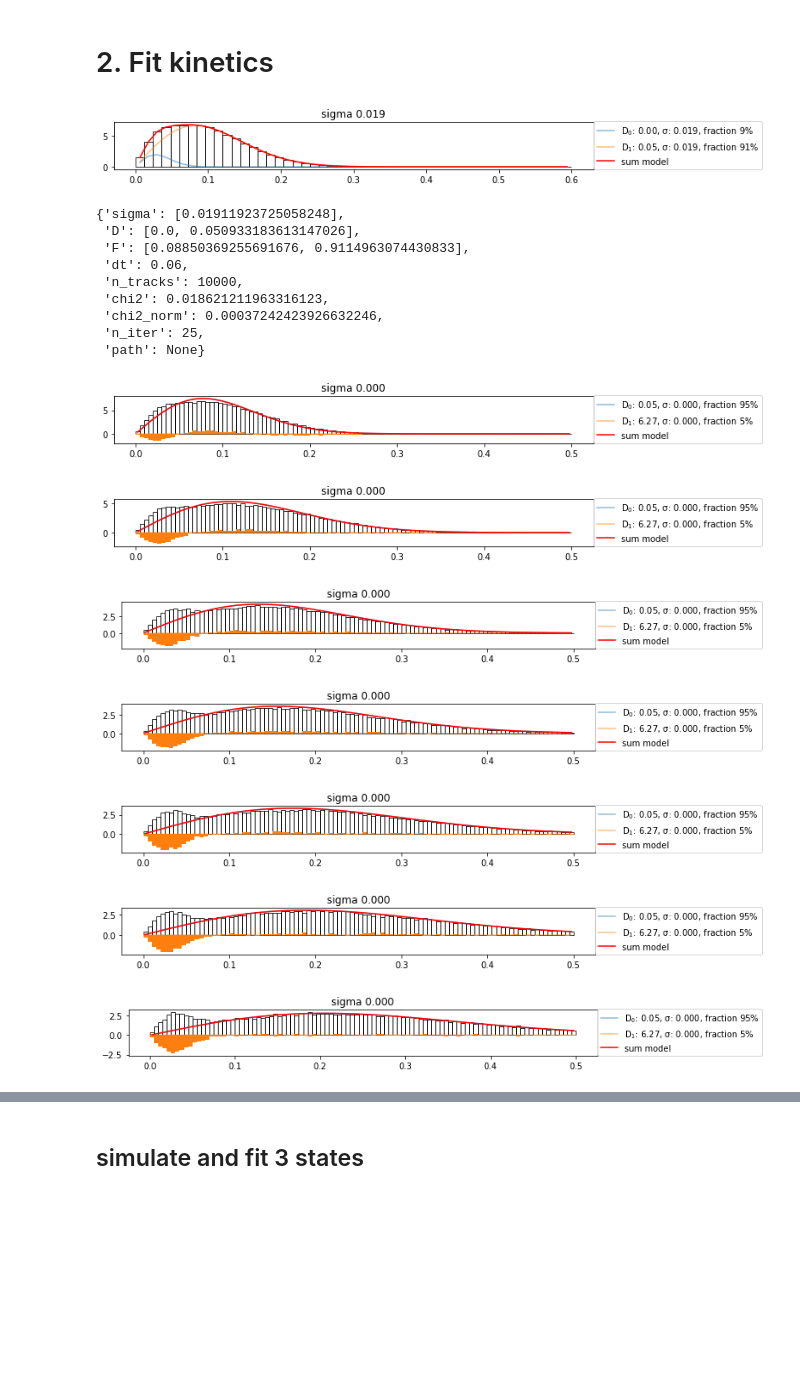
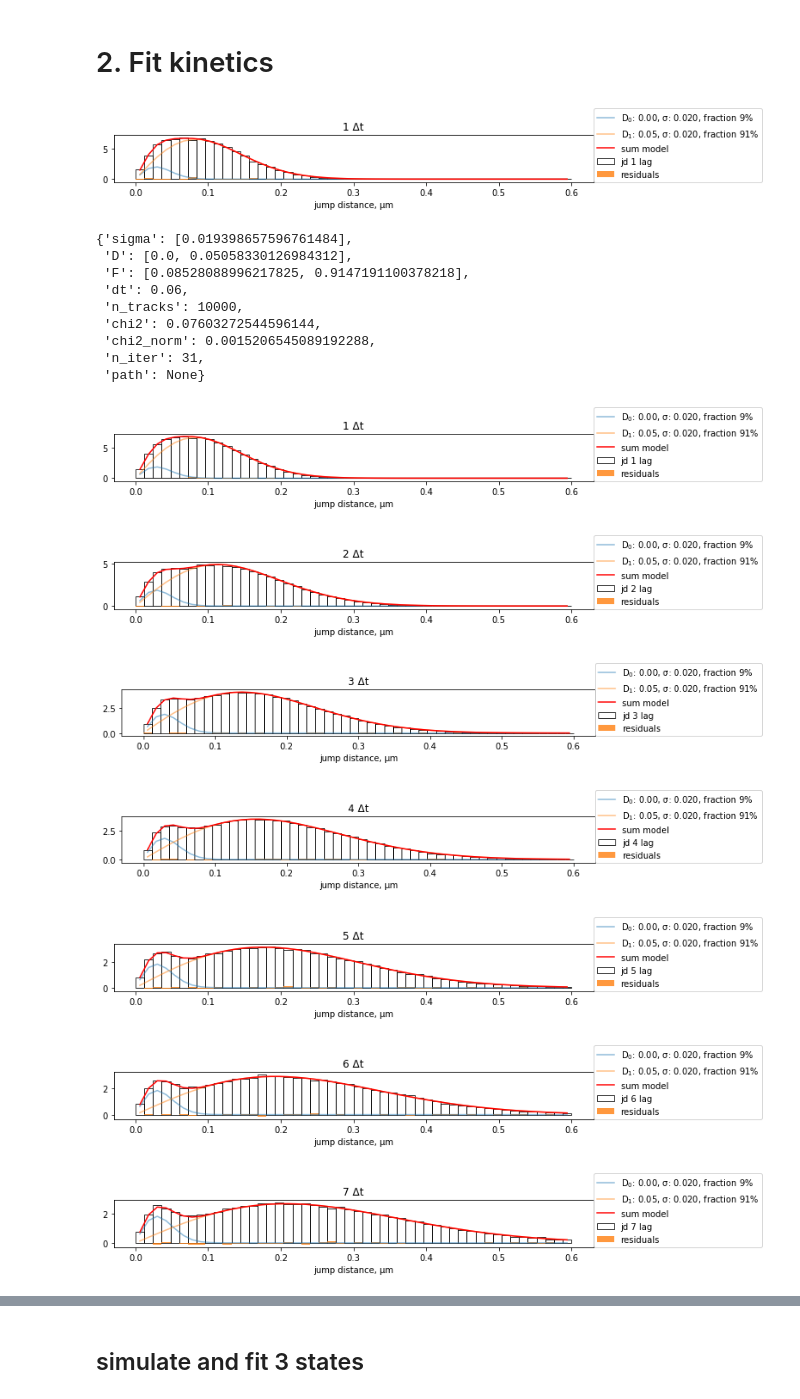
Before and after one commit to aaristov/Spot-On-Cli, a Jupyter notebook: examples/fit_simulated_data.ipynb, the cells around one changed output, grey strips where cells are left out. Cells and saved outputs as stored; diff of their text form; code cells hidden in the pictures; blank space fills up the shorter version.

```diff
--- a/examples/fit_simulated_data.ipynb
+++ b/examples/fit_simulated_data.ipynb
@@ -85,7 +82,7 @@ simulate.track(track_id=0,
 # %%
 p_bleaching=0.1
 tracks = simulate.tracks(
-    num_tracks=10000.0,
+    num_tracks=1000.0,
     dt=0.06,
     D_bound=0.0,
     D_free=0.05,
@@ -116,31 +109,31 @@ np.testing.assert_almost_equal(len_fit, p_bleaching, decimal=1)
 # fit one lag (1 Δt)
 fit = fit2.fit_spoton_2_0(tracks)
 # %% [output]
-[figure, old version]
+[figure, new version]
 # %%
 fit
 # %% [output]
-{'sigma': [0.01911923725058248],
- 'D': [0.0, 0.050933183613147026],
- 'F': [0.08850369255691676, 0.9114963074430833],
+{'sigma': [0.019398657596761484],
+ 'D': [0.0, 0.05058330126984312],
+ 'F': [0.08528088996217825, 0.9147191100378218],
  'dt': 0.06,
  'n_tracks': 10000,
- 'chi2': 0.018621211963316123,
- 'chi2_norm': 0.00037242423926632246,
- 'n_iter': 25,
+ 'chi2': 0.07603272544596144,
+ 'chi2_norm': 0.0015206545089192288,
+ 'n_iter': 31,
  'path': None}
 # %%
 # fit 5 lags (1..5 Δt)
 
-fit = fit2.fit_spoton_2_0(tracks, n_lags=7, return_fit_result=1, D=(0.05, 0.5), n_bins=100, max_um=0.5)
+fit = fit2.fit_spoton_2_0(tracks, n_lags=7, return_fit_result=1, D=(0.05, 0.5), n_bins=50, max_um=0.6)
 # %% [output]
-[figure, old version]
+[figure, new version]
-[figure, old version]
+[figure, new version]
-[figure, old version]
+[figure, new version]
-[figure, old version]
+[figure, new version]
-[figure, old version]
+[figure, new version]
-[figure, old version]
+[figure, new version]
-[figure, old version]
+[figure, new version]
 # %%
 fit['fit_result']
 # %% [output]
```
Also changed, not shown: parts of 26 cells of this notebook, 1 other file.
